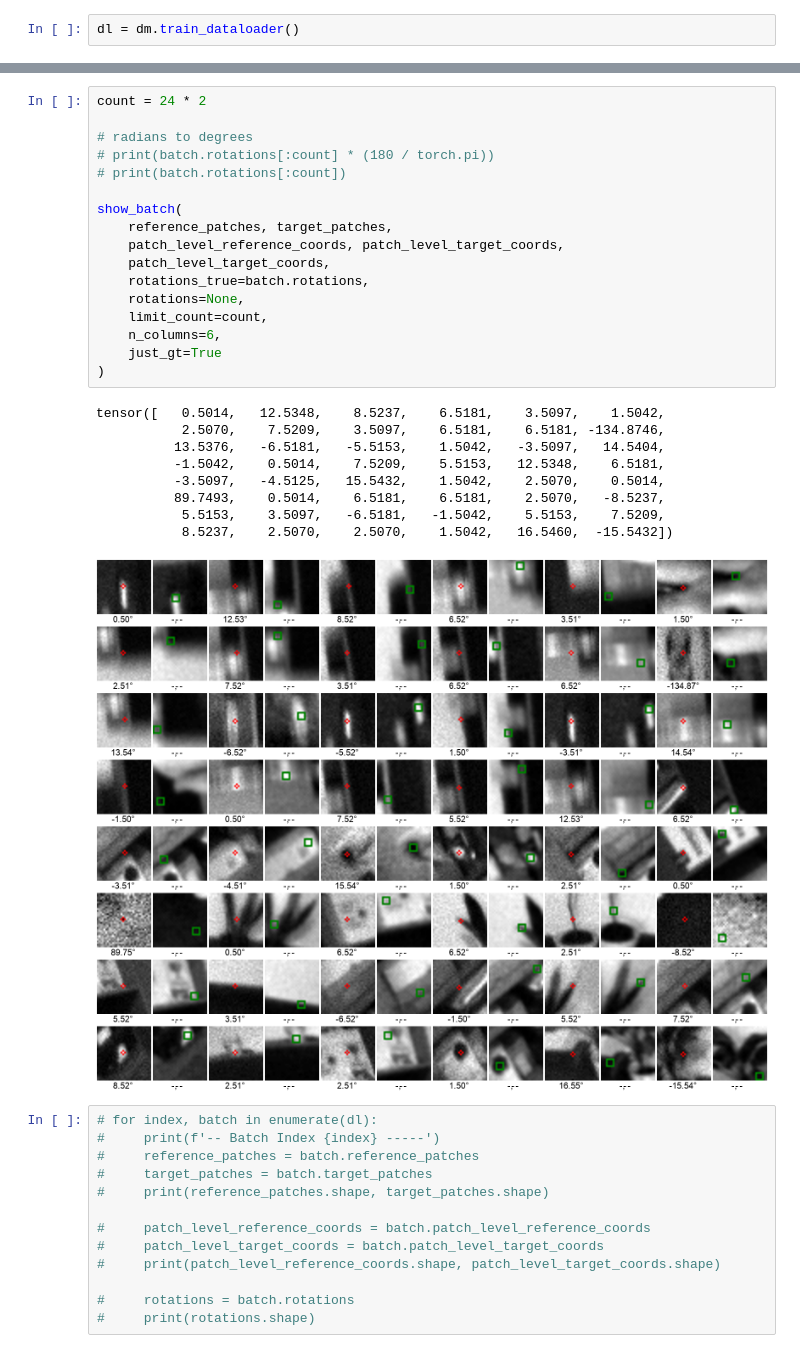
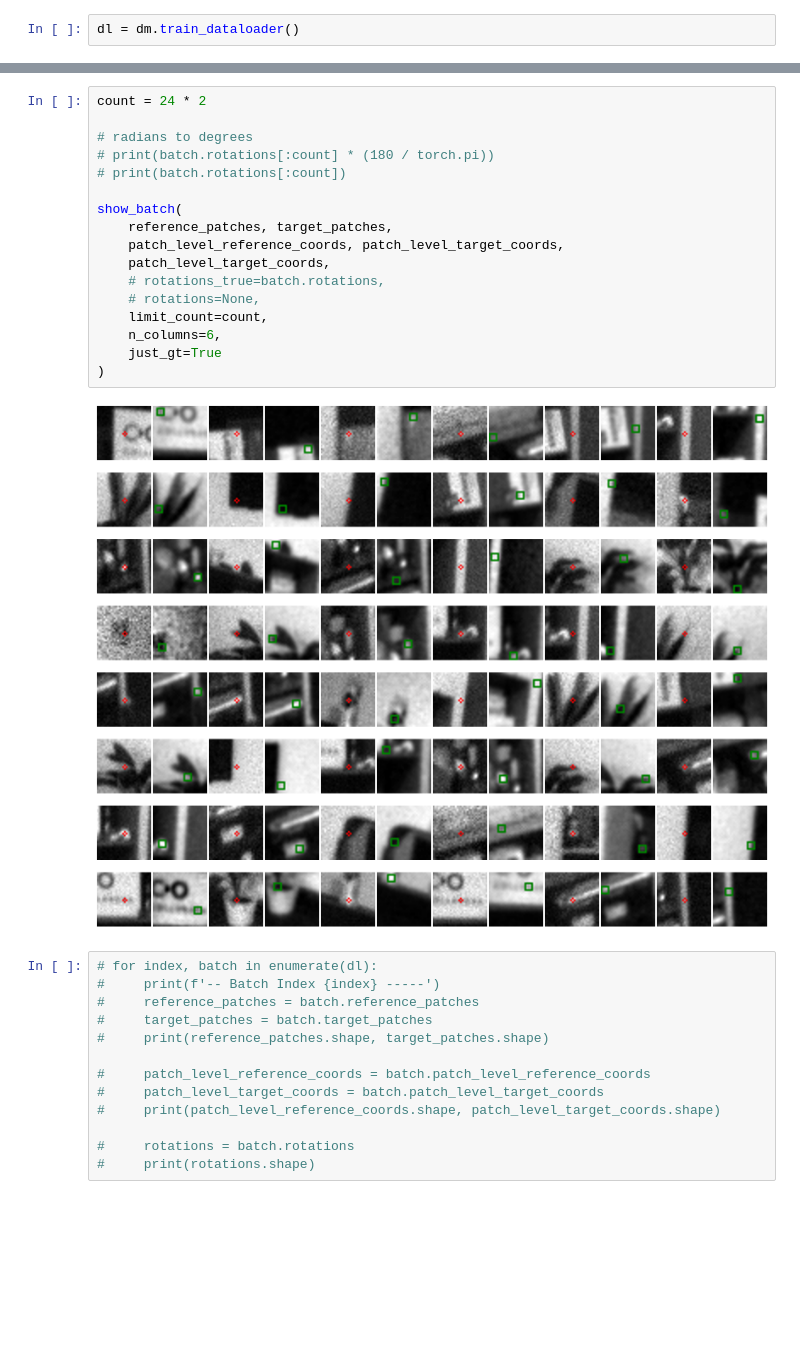
Before and after one commit to pranav-ap/keypoint_matcher, a Jupyter notebook: notebooks/explore_model.ipynb, the cells around one changed output, grey strips where cells are left out. Cells and saved outputs as stored; diff of their text form; blank space fills up the shorter version.

```diff
--- a/notebooks/explore_model.ipynb
+++ b/notebooks/explore_model.ipynb
@@ -62,30 +64,22 @@ torch.Size([112])
 # %%
 count = 24 * 2
 
 # radians to degrees
 # print(batch.rotations[:count] * (180 / torch.pi))
 # print(batch.rotations[:count])
 
 show_batch(
     reference_patches, target_patches,
     patch_level_reference_coords, patch_level_target_coords,
     patch_level_target_coords,
-    rotations_true=batch.rotations,
-    rotations=None,
+    # rotations_true=batch.rotations,
+    # rotations=None,
     limit_count=count,
     n_columns=6,
     just_gt=True
 )
 # %% [output]
-tensor([   0.5014,   12.5348,    8.5237,    6.5181,    3.5097,    1.5042,
-           2.5070,    7.5209,    3.5097,    6.5181,    6.5181, -134.8746,
-          13.5376,   -6.5181,   -5.5153,    1.5042,   -3.5097,   14.5404,
-          -1.5042,    0.5014,    7.5209,    5.5153,   12.5348,    6.5181,
-          -3.5097,   -4.5125,   15.5432,    1.5042,    2.5070,    0.5014,
-          89.7493,    0.5014,    6.5181,    6.5181,    2.5070,   -8.5237,
-           5.5153,    3.5097,   -6.5181,   -1.5042,    5.5153,    7.5209,
-           8.5237,    2.5070,    2.5070,    1.5042,   16.5460,  -15.5432])
-[figure, old version]
+[figure, new version]
 # %%
 # for index, batch in enumerate(dl):
 #     print(f'-- Batch Index {index} -----')
```
Also changed, not shown: parts of 8 cells of this notebook, 6 other files.
